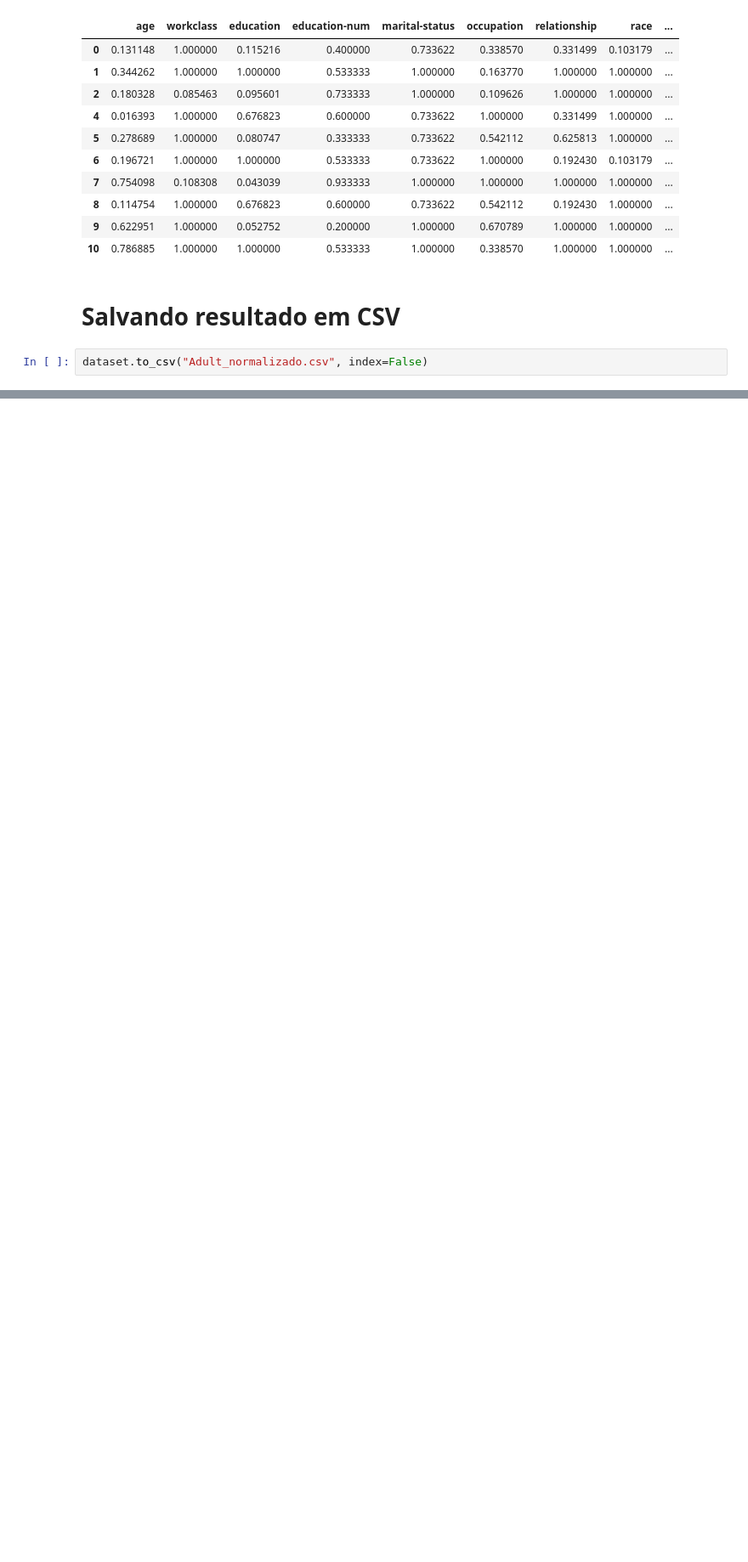
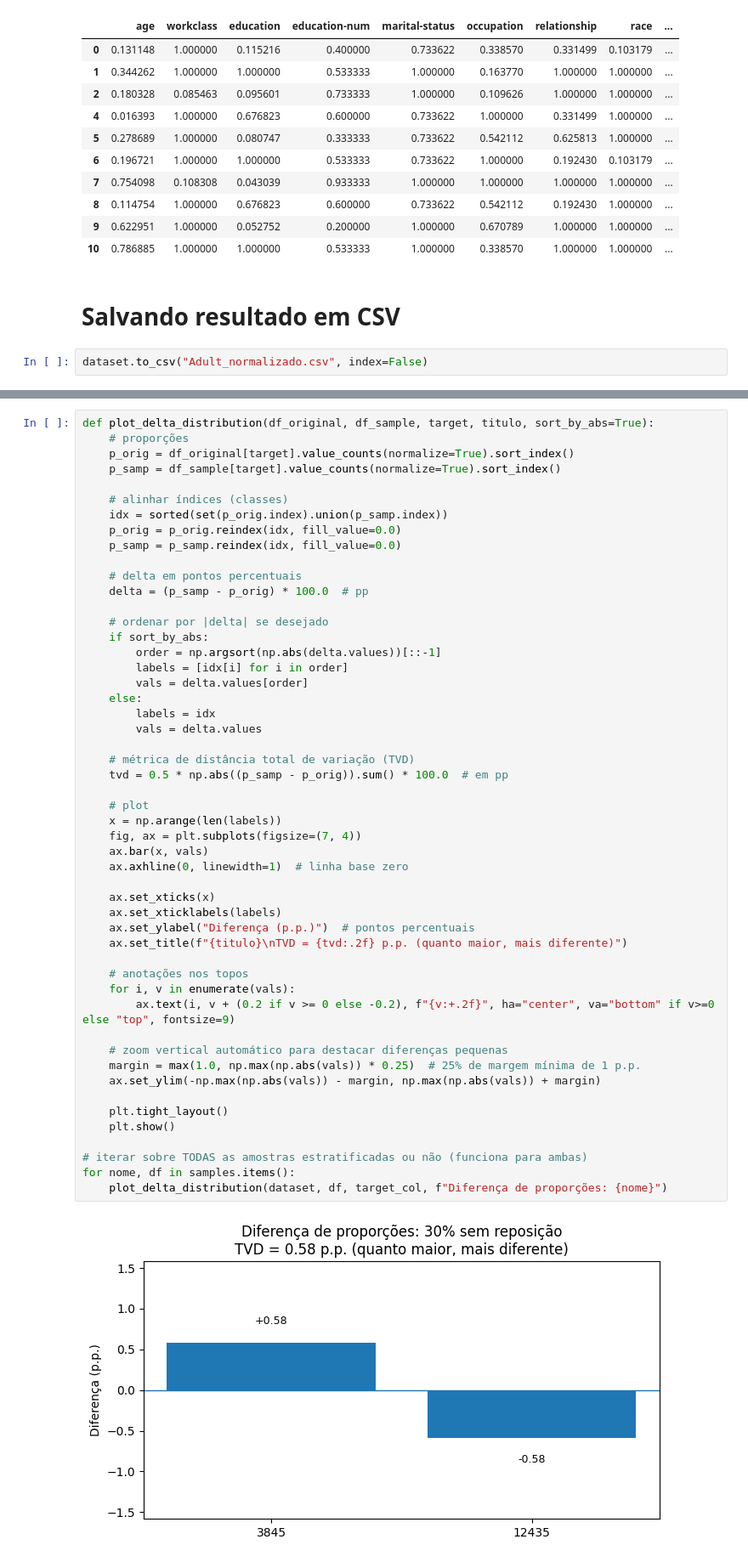
Before and after one commit to gilcesarf/imd3002-202502, a Jupyter notebook: Aula05/Exercicios_Aula05.ipynb, the cells around one changed output, grey strips where cells are left out. Shown: that part at 85% size. Saved outputs shown, nothing was run; the diff lists cells and outputs as text; blank space fills up the shorter version.

```diff
--- a/Aula05/Exercicios_Aula05.ipynb
+++ b/Aula05/Exercicios_Aula05.ipynb
@@ -481,0 +634,53 @@ dataset.to_csv("Adult_normalizado.csv", index=False)
+# %%
+def plot_delta_distribution(df_original, df_sample, target, titulo, sort_by_abs=True):
+    # proporções
+    p_orig = df_original[target].value_counts(normalize=True).sort_index()
+    p_samp = df_sample[target].value_counts(normalize=True).sort_index()
+
+    # alinhar índices (classes)
+    idx = sorted(set(p_orig.index).union(p_samp.index))
+    p_orig = p_orig.reindex(idx, fill_value=0.0)
+    p_samp = p_samp.reindex(idx, fill_value=0.0)
+
+    # delta em pontos percentuais
+    delta = (p_samp - p_orig) * 100.0  # pp
+
+    # ordenar por |delta| se desejado
+    if sort_by_abs:
+        order = np.argsort(np.abs(delta.values))[::-1]
+        labels = [idx[i] for i in order]
+        vals = delta.values[order]
+    else:
+        labels = idx
+        vals = delta.values
+
+    # métrica de distância total de variação (TVD)
+    tvd = 0.5 * np.abs((p_samp - p_orig)).sum() * 100.0  # em pp
+
+    # plot
+    x = np.arange(len(labels))
+    fig, ax = plt.subplots(figsize=(7, 4))
+    ax.bar(x, vals)
+    ax.axhline(0, linewidth=1)  # linha base zero
+
+    ax.set_xticks(x)
+    ax.set_xticklabels(labels)
+    ax.set_ylabel("Diferença (p.p.)")  # pontos percentuais
+    ax.set_title(f"{titulo}\nTVD = {tvd:.2f} p.p. (quanto maior, mais diferente)")
+
+    # anotações nos topos
+    for i, v in enumerate(vals):
+        ax.text(i, v + (0.2 if v >= 0 else -0.2), f"{v:+.2f}", ha="center", va="bottom" if v>=0 else "top", fontsize=9)
+
+    # zoom vertical automático para destacar diferenças pequenas
+    margin = max(1.0, np.max(np.abs(vals)) * 0.25)  # 25% de margem mínima de 1 p.p.
+    ax.set_ylim(-np.max(np.abs(vals)) - margin, np.max(np.abs(vals)) + margin)
+
+    plt.tight_layout()
+    plt.show()
+
+# iterar sobre TODAS as amostras estratificadas ou não (funciona para ambas)
+for nome, df in samples.items():
+    plot_delta_distribution(dataset, df, target_col, f"Diferença de proporções: {nome}")
+# %% [output]
+[figure, added]
```
Also changed, not shown: parts of 12 cells of this notebook.
